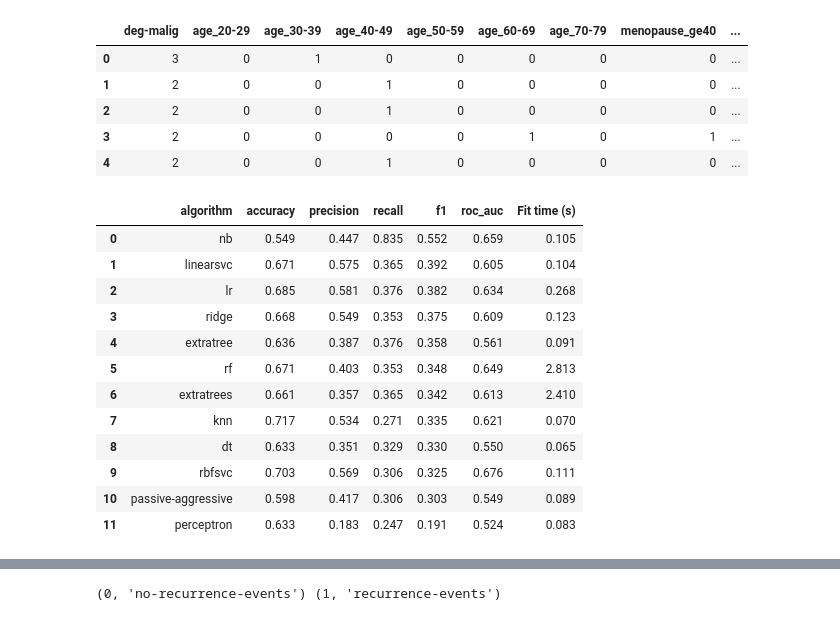
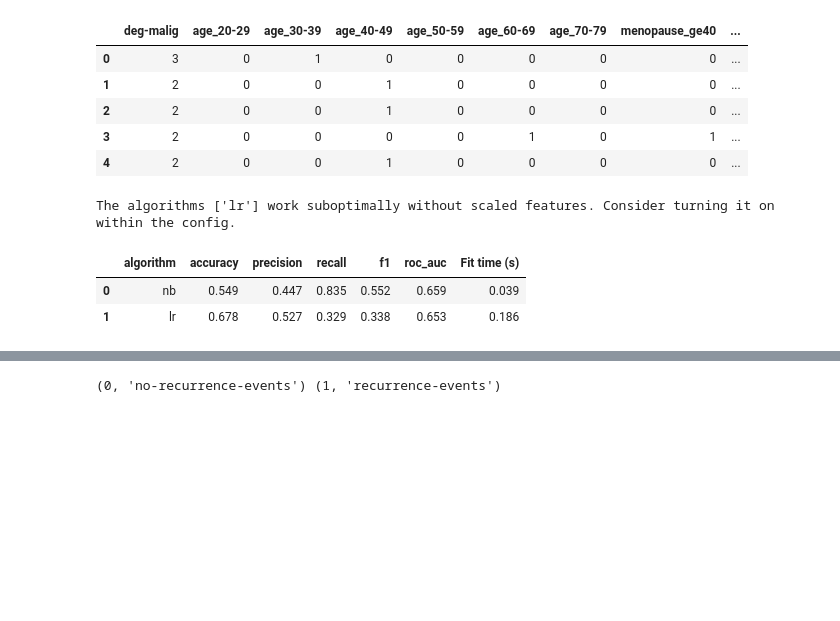
Before and after one commit to George713/pytelligence, a Jupyter notebook: main.ipynb, the cells around one changed output, grey strips where cells are left out. Cells and saved outputs as stored; diff of their text form; code cells hidden in the pictures; blank space fills up the shorter version.

```diff
--- a/main.ipynb
+++ b/main.ipynb
@@ -71,7 +56,7 @@ config
 # %%
 setup, X_sample, y_sample = pc.modelling.prepare_data(
     train_data=df,
-    config=config,
+    config_path="./config_bc_cat.yml",
 )
 # %%
 X_sample
@@ -85,35 +70,26 @@ X_sample
 # %%
 compare_df, algo_list, model_list = pc.modelling.compare_algorithms(
     setup=setup,
     include=[
         "lr",
-        "dt",
-        "rf",
-        "ridge",
-        "perceptron",
-        "passive-aggressive",
-        "extratree",
-        "extratrees",
-        "knn",
+        # "dt",
+        # "rf",
+        # "ridge",
+        # "perceptron",
+        # "passive-aggressive",
+        # "extratree",
+        # "extratrees",
+        # "knn",
         "nb",
-        "linearsvc",
-        "rbfsvc",
+        # "linearsvc",
+        # "rbfsvc",
     ],
     sort="f1",
     return_models=True,
 )
 compare_df
 # %% [output]
+The algorithms ['lr'] work suboptimally without scaled features. Consider turning it on within the config.
 |  | algorithm | accuracy | precision | recall | f1 | roc_auc | Fit time (s) |
-| 0 | nb | 0.549 | 0.447 | 0.835 | 0.552 | 0.659 | 0.105 |
-| 1 | linearsvc | 0.671 | 0.575 | 0.365 | 0.392 | 0.605 | 0.104 |
-| 2 | lr | 0.685 | 0.581 | 0.376 | 0.382 | 0.634 | 0.268 |
-| 3 | ridge | 0.668 | 0.549 | 0.353 | 0.375 | 0.609 | 0.123 |
-| 4 | extratree | 0.636 | 0.387 | 0.376 | 0.358 | 0.561 | 0.091 |
-| 5 | rf | 0.671 | 0.403 | 0.353 | 0.348 | 0.649 | 2.813 |
-| 6 | extratrees | 0.661 | 0.357 | 0.365 | 0.342 | 0.613 | 2.410 |
-| 7 | knn | 0.717 | 0.534 | 0.271 | 0.335 | 0.621 | 0.070 |
-| 8 | dt | 0.633 | 0.351 | 0.329 | 0.330 | 0.550 | 0.065 |
-| 9 | rbfsvc | 0.703 | 0.569 | 0.306 | 0.325 | 0.676 | 0.111 |
-| 10 | passive-aggressive | 0.598 | 0.417 | 0.306 | 0.303 | 0.549 | 0.089 |
-| 11 | perceptron | 0.633 | 0.183 | 0.247 | 0.191 | 0.524 | 0.083 |
+| 0 | nb | 0.549 | 0.447 | 0.835 | 0.552 | 0.659 | 0.039 |
+| 1 | lr | 0.678 | 0.527 | 0.329 | 0.338 | 0.653 | 0.186 |
```
Also changed, not shown: parts of 11 cells of this notebook, 7 other files.
